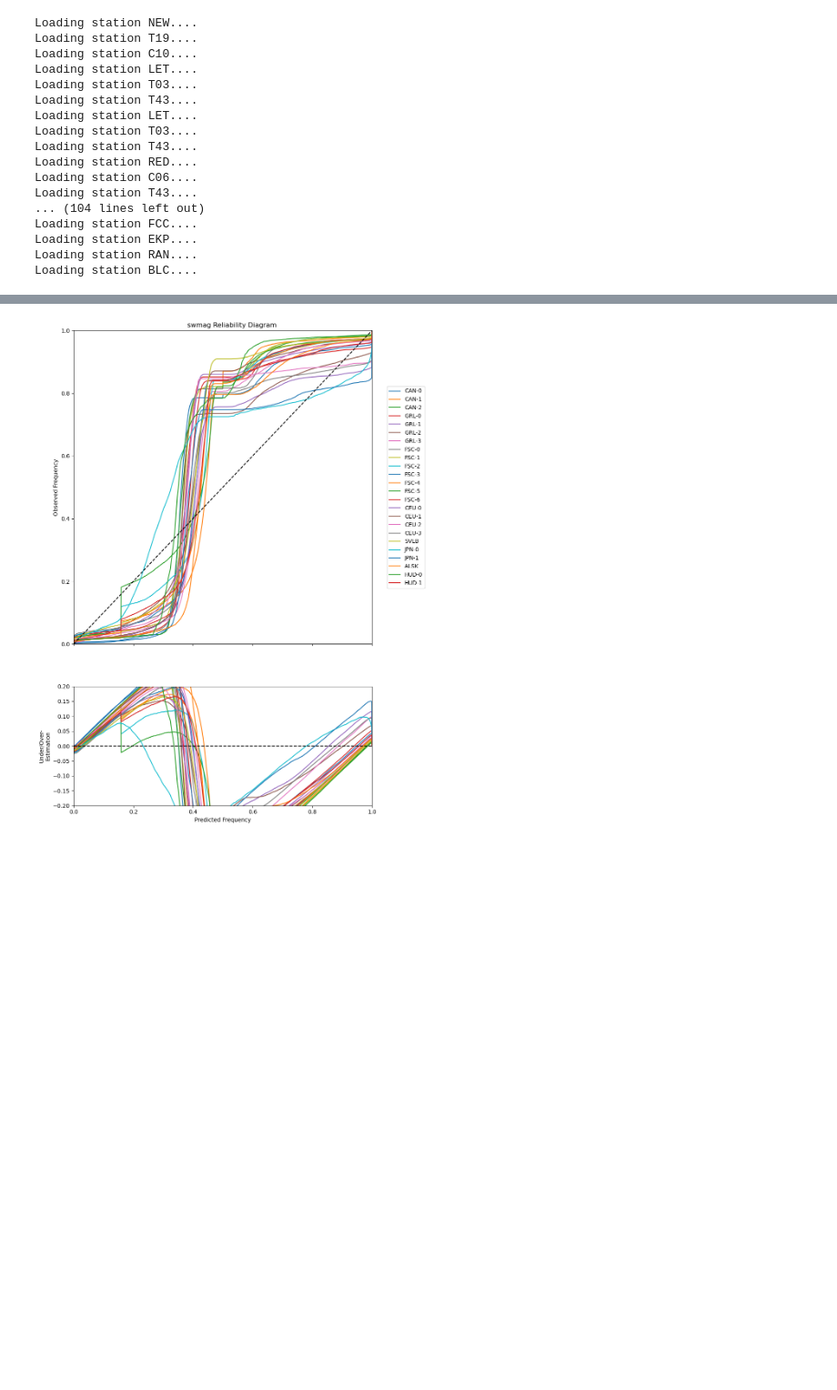
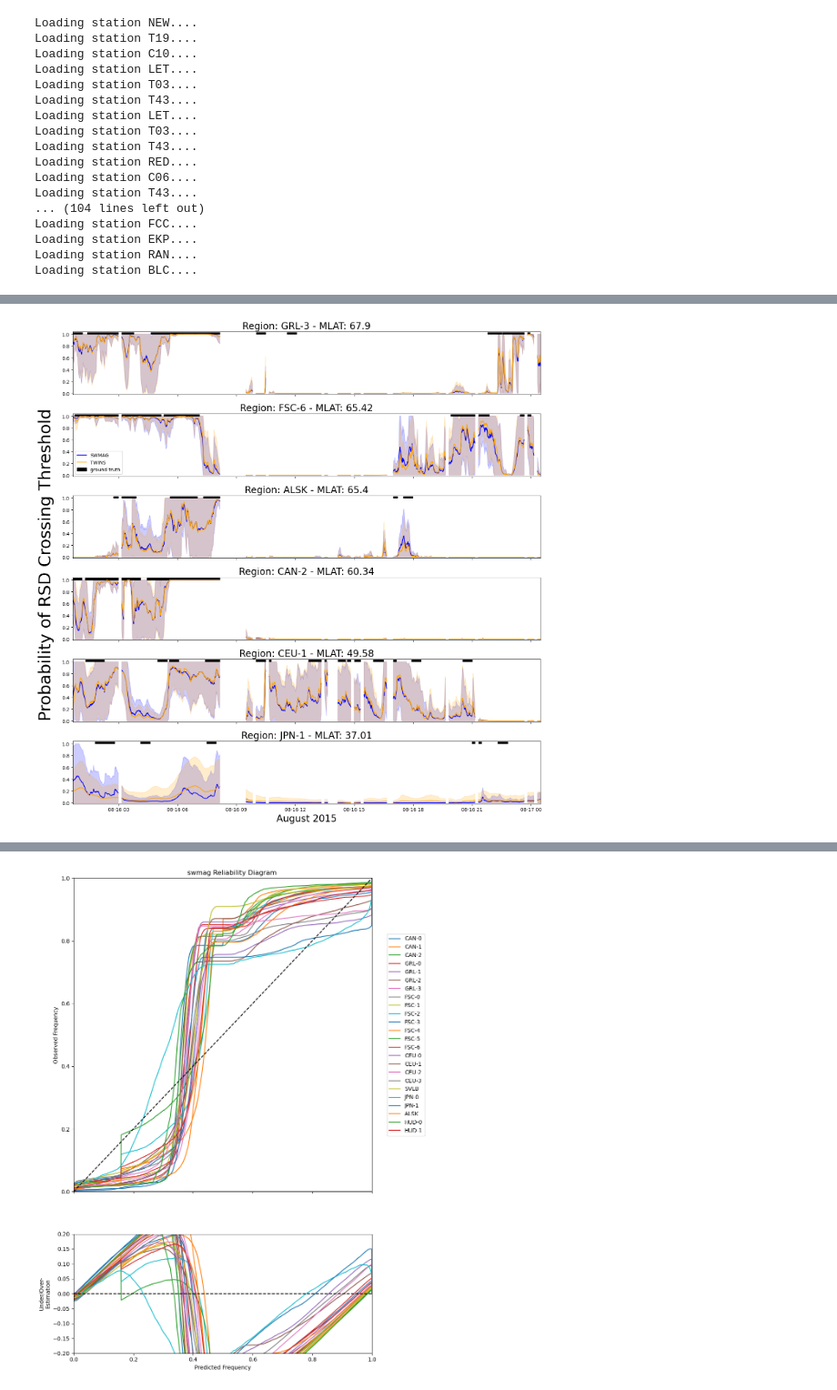
Before and after one commit to mikecoughlan/including_ion_temp_maps, a Jupyter notebook: examining_shap.ipynb, the cells around one changed output, grey strips where cells are left out. Shown at 91% size. Cells and saved outputs as stored; diff of their text form; code cells hidden in the pictures; blank space fills up the shorter version.

```diff
--- a/examining_shap.ipynb
+++ b/examining_shap.ipynb
@@ -76,3 +82,84 @@ maxpool_plot_df = pd.DataFrame({'mean_lat':mean_lat, 'twins_auc':maxpool_auc})
 
 swmag_plot_df.sort_values(by='mean_lat', inplace=True)
 maxpool_plot_df.sort_values(by='mean_lat', inplace=True)
+# %%
+selected_region = 'FSC-6'
+
+def preparing_results_plotting(region, start_date, end_date):
+
+	list_oversampled = ['JPN-0', 'GRL-1', 'GRL-2', 'SVLB']
+	if region in list_oversampled:
+		swmag_results = pd.read_feather(f'outputs/rsd/non_twins_modeling_region_{region}_version_swmag_v6-oversampling.feather')
+		twins_results = pd.read_feather(f'outputs/rsd/twins_modeling_region_{region}_version_twins_v_maxpooling_oversampling.feather')
+	else:
+		swmag_results = pd.read_feather(f'outputs/rsd/non_twins_modeling_region_{region}_version_swmag_v6-1.feather')
+		twins_results = pd.read_feather(f'outputs/rsd/twins_modeling_region_{region}_version_twins_v_maxpooling.feather')
+
+	swmag_results.set_index('dates', inplace=True)
+	twins_results.set_index('dates', inplace=True)
+
+	print(f'Region: {sel_reg}')
+	prec, rec, __ = precision_recall_curve(y_true=swmag_results['actual'], probas_pred=swmag_results['predicted_mean'])
+	f1 = 2 * (prec * rec) / (prec + rec)
+	area = auc(rec, prec)
+	MI = mutual_info_score(swmag_results['actual'], swmag_results['predicted_mean'])
+	print(f'SWMAG: \tF1: {round(f1[np.argmax(f1)], 4)}\tAUC: {round(area, 4)}\tMI: {round(MI, 4)}')
+
+	prec, rec, __ = precision_recall_curve(y_true=twins_results['actual'], probas_pred=twins_results['predicted_mean'])
+	f1 = 2 * (prec * rec) / (prec + rec)
+	area = auc(rec, prec)
+	MI = mutual_info_score(twins_results['actual'], twins_results['predicted_mean'])
+	print(f'TWIN: \tF1: {round(f1[np.argmax(f1)], 4)}\tAUC: {round(area, 4)}\tMI: {round(MI, 4)}')
+
+	# start_date = '2012-03-06 00:00:00'
+	# end_date = '2012-03-10 12:00:00'
+
+	plotting_range = pd.date_range(start_date, end_date, freq='min')
+	plotting_df = pd.DataFrame(index=plotting_range)
+	plotting_df = plotting_df.join(swmag_results['actual'], how='left')
+	plotting_df = plotting_df.join(swmag_results['predicted_mean'], how='left')
+	plotting_df = plotting_df.join(swmag_results['predicted_std'], how='left')
+	plotting_df = plotting_df.join(twins_results['predicted_mean'], how='left', rsuffix='_twins')
+	plotting_df = plotting_df.join(twins_results['predicted_std'], how='left', rsuffix='_twins')
+	plotting_df['swmag_fill_bottom'] = plotting_df['predicted_mean'] - plotting_df['predicted_std']
+	plotting_df['swmag_fill_top'] = plotting_df['predicted_mean'] + plotting_df['predicted_std']
+	plotting_df['twins_fill_bottom'] = plotting_df['predicted_mean_twins'] - plotting_df['predicted_std_twins']
+	plotting_df['twins_fill_top'] = plotting_df['predicted_mean_twins'] + plotting_df['predicted_std_twins']
+	plotting_df.clip(lower=0, upper=1, inplace=True)
+	plotting_df['bottom'] = plotting_df['actual']*1.00
+	plotting_df['top'] = plotting_df['actual']*1.03
+
+	return plotting_df
+
+start_date = '2015-08-10 00:00:00'
+end_date = '2015-08-20 12:00:00'
+selected_regions = ['GRL-3', 'FSC-6', 'ALSK', 'CAN-2', 'CEU-1', 'JPN-1']
+
+fig, axes = plt.subplots(len(selected_regions), 1, figsize=(15, 15), sharex=True)
+
+for i, sel_reg in enumerate(selected_regions):
+	plotting_df = preparing_results_plotting(sel_reg, start_date, end_date)
+	# creates an array from the y_bar dataframe
+	z1=np.array(plotting_df['bottom'])
+	# creates another array. These two arrays are compared to create the bar at the top of the plots.
+	z2=np.array(plotting_df['top'])
+
+	axes[i].plot(plotting_df.loc[start_date:end_date, 'predicted_mean'], color='blue', label='SWMAG')
+	axes[i].fill_between(plotting_df.loc[start_date:end_date].index, plotting_df.loc[start_date:end_date, 'swmag_fill_bottom'], plotting_df.loc[start_date:end_date, 'swmag_fill_top'], color='blue', alpha=0.2)
+	axes[i].plot(plotting_df.loc[start_date:end_date, 'predicted_mean_twins'], color='orange', label='TWINS')
+	axes[i].fill_between(plotting_df.loc[start_date:end_date].index, plotting_df.loc[start_date:end_date, 'twins_fill_bottom'], plotting_df.loc[start_date:end_date, 'twins_fill_top'], color='orange', alpha=0.2)
+	axes[i].fill_between(plotting_df.index, plotting_df['bottom'], plotting_df['top'], where=z2>z1, alpha=1, label='ground truth', color='black')
+	mlat = str(round(results[sel_reg]['mean_lat'], 2))
+	axes[i].set_title(f'Region: {sel_reg} - MLAT: {mlat}', fontsize=20)
+	plt.margins(x=0, y=0)
+	axes[i].set_ylim(-0.02,1.04)
+
+axes[1].legend(loc='lower left')
+axes[(len(selected_regions)-1)//2].set_ylabel('Probability of RSD Crossing Threshold', fontsize=35)
+axes[(len(selected_regions)-1)//2].yaxis.set_label_coords(-0.04,-0.1)
+axes[len(selected_regions)-1].set_xlabel('August 2015', fontsize=20)
+plt.subplots_adjust(wspace=1, hspace=1)
+plt.tight_layout()
+
+plt.savefig(f'plots/GEM_2024_plots/regions_example.png')
+# %% [output]
@@ -79,2 +184,3 @@ maxpool_plot_df.sort_values(by='mean_lat', inplace=True)
+[figure, added]
 # %%
 fig, axes = plt.subplots(1,1,figsize=(10,7))
```
Also changed, not shown: parts of 32 cells of this notebook, 6 other files.
